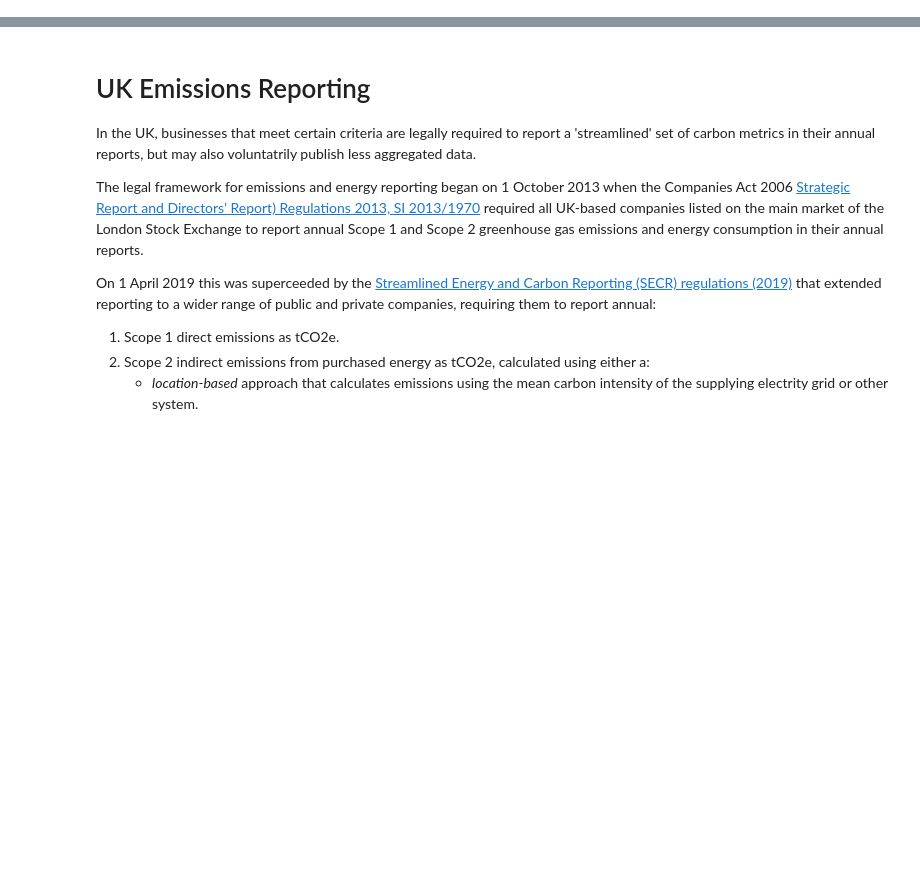
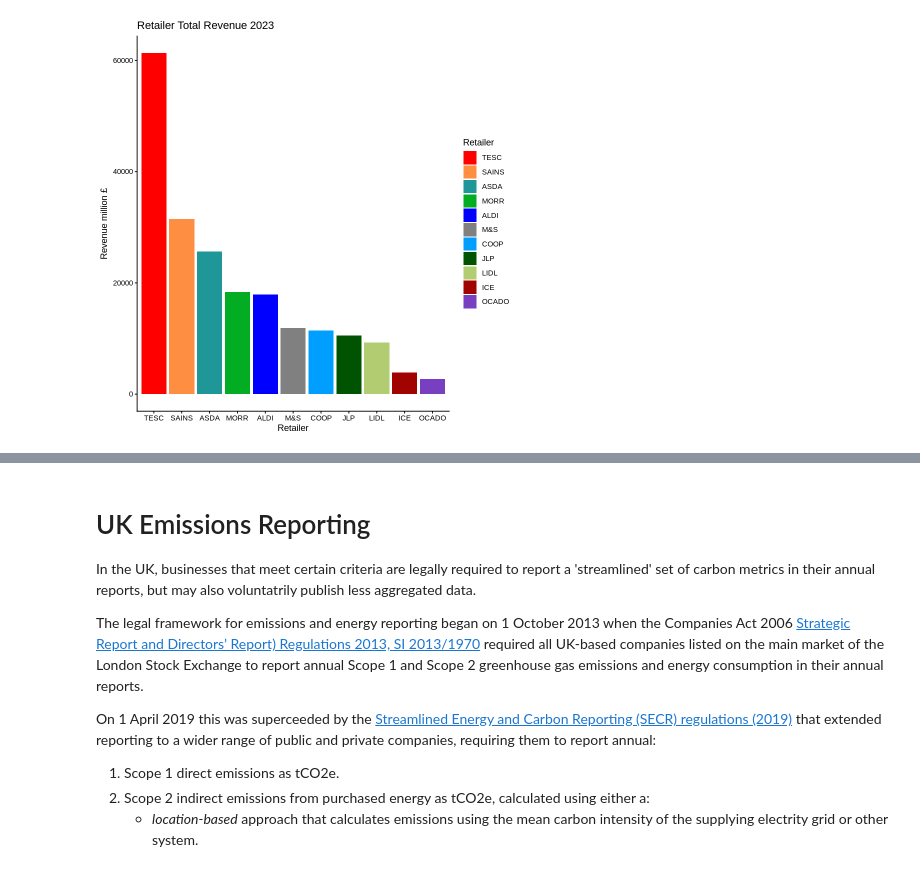
Before and after one commit to davidmkidd/UK-Supermarket-Carbon-Emissions, a Jupyter notebook: UKSmktComp_UK_Supermarket_Retailer.ipynb, the cells around one changed output, grey strips where cells are left out. Drawn from its saved outputs; the diff is of its cells as text; code cells hidden in the pictures; blank space fills up the shorter version.

```diff
--- a/UKSmktComp_UK_Supermarket_Retailer.ipynb
+++ b/UKSmktComp_UK_Supermarket_Retailer.ipynb
@@ -2,0 +41,10 @@
+# %%
+# Import Retailer Data
+url <- "https://raw.githubusercontent.com/davidmkidd/UK-Supermarket-Carbon-Emissions/refs/heads/main/retailer_data.csv"
+download_path <- "/content/retailer_data.csv"
+download.file(url, destfile = download_path, mode = "wb")
+data <- read.csv("/content/retailer_data.csv", header=TRUE, stringsAsFactors=FALSE)
+# %%
+# Make palette named list from retailer name and hex code
+pal <- setNames(retailer.data$hex, retailer.data$retailer_code)
+pal
@@ -2,0 +111,27 @@
+# %%
+# Retailer Total Revenue
+
+# Categorical values are plotted in the order defined by their order set in the column 'factor'
+# Here, the data frame is passed (%>%) to the dplyr mutate() function that orders categories bu revenue_2023 descending.
+data_ordered <- data %>%
+  mutate(retailer_code = forcats::fct_reorder(retailer_code, revenue_2023, .desc = TRUE))
+
+# ggplot is the main plot function that is passed the data frame to be plotted (data_ordered),
+# followed by a set of aethestics aes() parameters.
+# Within aes(), x sets the variable to be plotted on the x-axis and y the variable to be plotted on the x-axis, here divided by 1000000.
+# fill defines the column to be used to define colours.
+# geom_col() plots bars from single values.
+# ggtitle() sets the plot title
+# xlab() and ylab() set the x- and y-axis titles
+# scale_fill_manual() tells the plot to draw retailer_codes using the hex codes that are the values in the pal named list that matched codes.
+# Finally, theme_classic() sets a minimal plot style.
+
+ggplot(data_ordered, aes(x = retailer_code, y = revenue_2023/1000000, fill = retailer_code)) +
+  geom_col()  +
+  ggtitle("Retailer Total Revenue 2023") +
+  xlab("Retailer") +
+  ylab("Revenue million £") +
+  scale_fill_manual(name = "Retailer", values = pal) +
+  theme_classic()
+# %% [output]
+[figure, added]
```
Also changed, not shown: parts of 36 cells of this notebook.
